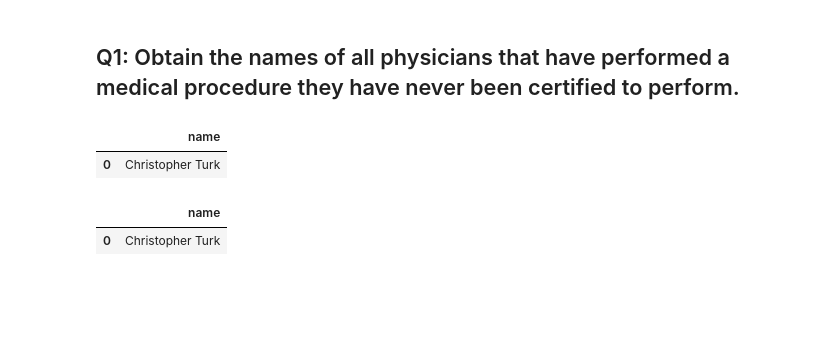
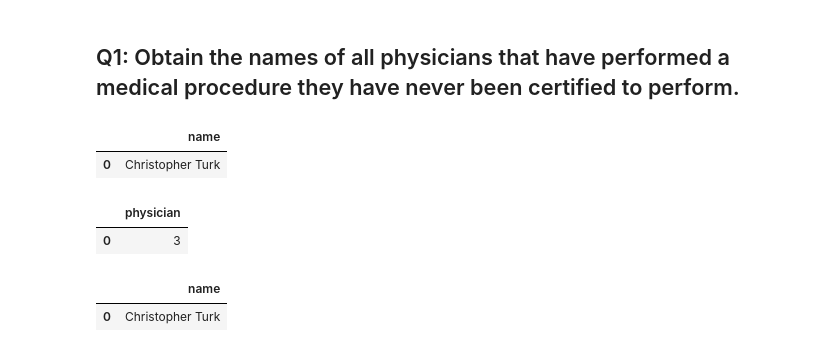
Before and after one commit to bhishanpdl/Project_Hospital_Management_PostgreSQL, a Jupyter notebook: jupyter_notebooks/hospital_management_postgresql_sqlalchemy_pandas_read_sql.ipynb, the cells around one changed output. Cells and saved outputs as stored; diff of their text form; code cells hidden in the pictures; blank space fills up the shorter version.

```diff
--- a/jupyter_notebooks/hospital_management_postgresql_sqlalchemy_pandas_read_sql.ipynb
+++ b/jupyter_notebooks/hospital_management_postgresql_sqlalchemy_pandas_read_sql.ipynb
@@ -118,11 +118,49 @@ nurse
 # Exercise Questions
 # %% [markdown]
 ## Q1: Obtain the names of all physicians that have performed a medical procedure they have never been certified to perform.
+# %%
+# using not exists
+q = """
+
+SELECT name FROM Physician WHERE EmployeeID IN
+       (
+         SELECT physician FROM Undergoes U WHERE NOT EXISTS
+            (
+               SELECT physician FROM Trained_In T
+               WHERE T.treatment = U.procedure
+               AND T.physician = U.physician
+            )
+       )
+"""
+
+pd.read_sql(q,conn)
+# %% [output]
+|  | name |
+| 0 | Christopher Turk |
+# %%
+q = """
+
+-- SELECT name FROM Physician WHERE EmployeeID IN (
+
+         SELECT physician FROM Undergoes U WHERE NOT EXISTS
+            (
+               SELECT physician FROM Trained_In T
+               WHERE T.treatment = U.procedure
+               AND T.physician = U.physician
+            )
+       --)
+
+-- this gives employeeid of physician and we get name from another table.
+"""
+
+pd.read_sql(q,conn)
+# %% [output]
+|  | physician |
+| 0 | 3 |
 # %%
 q = """
-SELECT Name
-  FROM Physician
- WHERE EmployeeID IN
+
+SELECT Name FROM Physician WHERE EmployeeID IN
        (
          SELECT Physician FROM Undergoes U WHERE NOT EXISTS
             (
@@ -134,7 +172,4 @@ SELECT Name
 """
 
 pd.read_sql(q,conn)
-# %% [output]
-|  | name |
-| 0 | Christopher Turk |
 # %%
```
Also changed, not shown: parts of 5 cells of this notebook, 1 other file.
